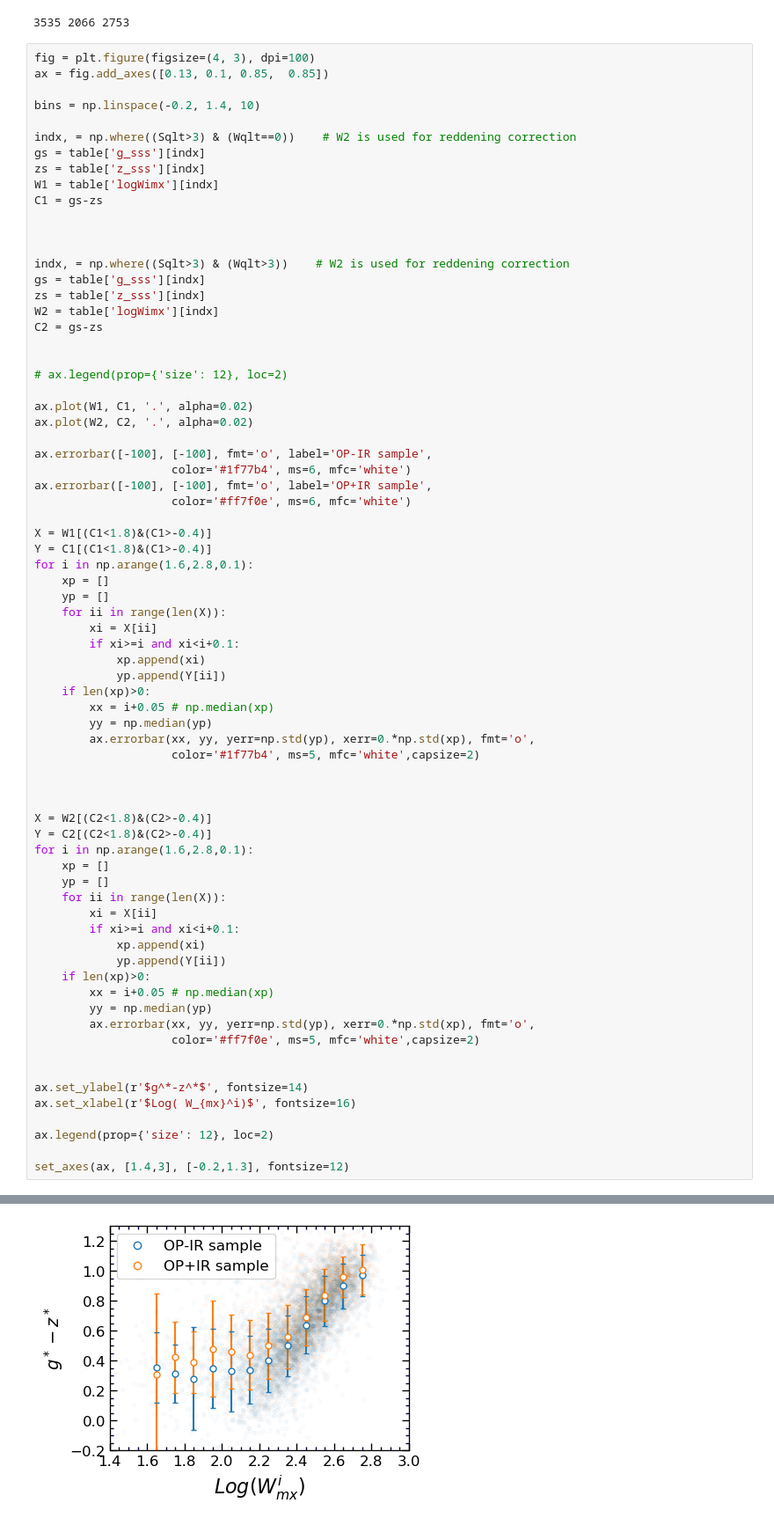
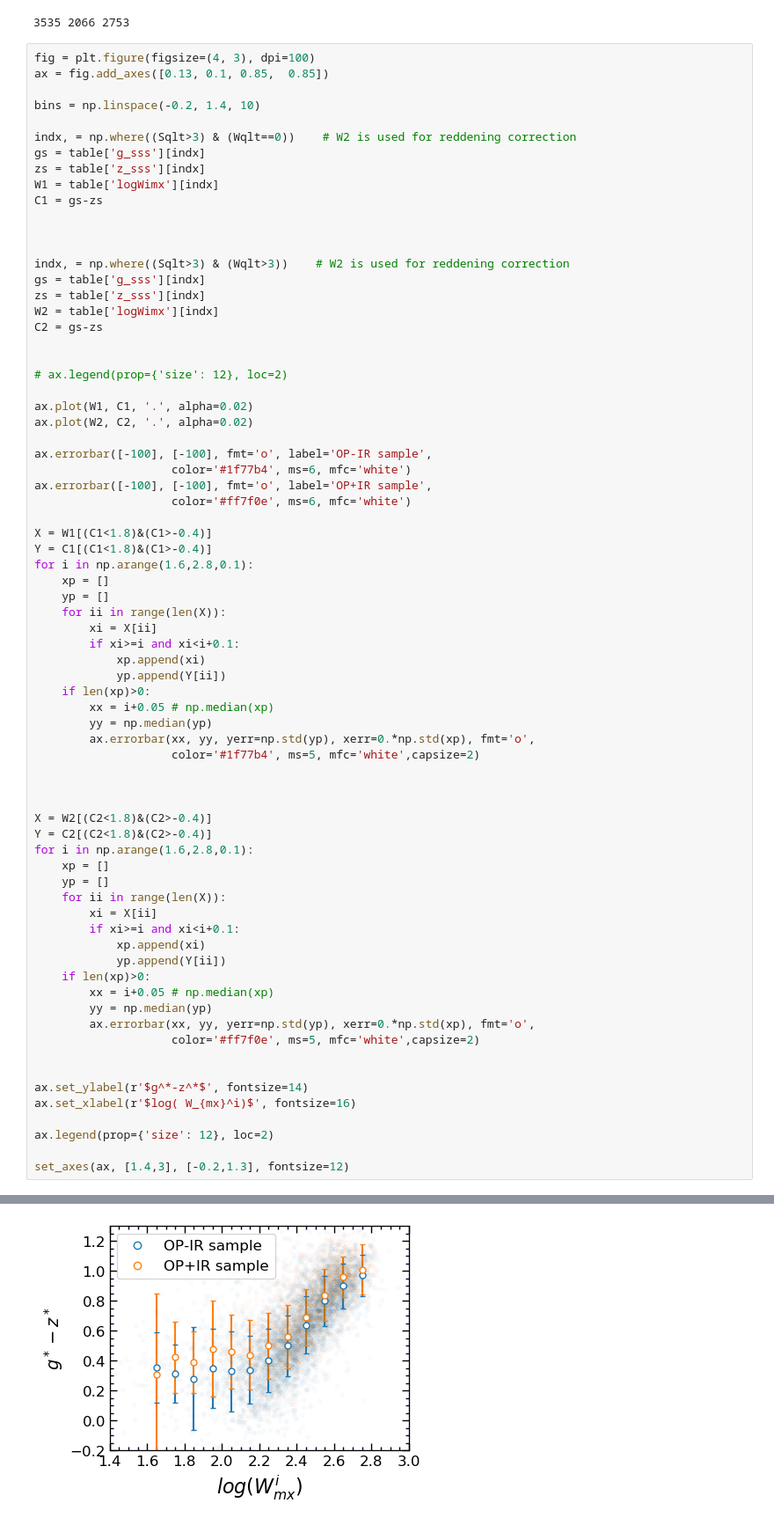
Before and after one commit to ekourkchi/TFcalibrators, a Jupyter notebook: Predictions_assessments.ipynb, the cells around one changed output, grey strips where cells are left out. Shown at 88% size. Drawn from its saved outputs; the diff is of its cells as text.

```diff
--- a/Predictions_assessments.ipynb
+++ b/Predictions_assessments.ipynb
@@ -2162,32 +2162,32 @@ for i in np.arange(1.6,2.8,0.1):
         ax.errorbar(xx, yy, yerr=np.std(yp), xerr=0.*np.std(xp), fmt='o',
                     color='#1f77b4', ms=5, mfc='white',capsize=2)
 
 
 
 X = W2[(C2<1.8)&(C2>-0.4)]
 Y = C2[(C2<1.8)&(C2>-0.4)]
 for i in np.arange(1.6,2.8,0.1):
     xp = []
     yp = []
     for ii in range(len(X)):
         xi = X[ii]
         if xi>=i and xi<i+0.1:
             xp.append(xi)
             yp.append(Y[ii])
     if len(xp)>0:
         xx = i+0.05 # np.median(xp)
         yy = np.median(yp)
         ax.errorbar(xx, yy, yerr=np.std(yp), xerr=0.*np.std(xp), fmt='o',
                     color='#ff7f0e', ms=5, mfc='white',capsize=2)
 
 
 ax.set_ylabel(r'$g^*-z^*$', fontsize=14)
-ax.set_xlabel(r'$Log( W_{mx}^i)$', fontsize=16)
+ax.set_xlabel(r'$log( W_{mx}^i)$', fontsize=16)
 
 ax.legend(prop={'size': 12}, loc=2)
 
 set_axes(ax, [1.4,3], [-0.2,1.3], fontsize=12)
 # %% [output]
 (<matplotlib.axes._axes.Axes at 0x...>,
  <matplotlib.axes._axes.Axes at 0x...>)
-[figure, old version]
+[figure, new version]
```
Also changed, not shown: parts of 2 cells of this notebook, 1 other file.
